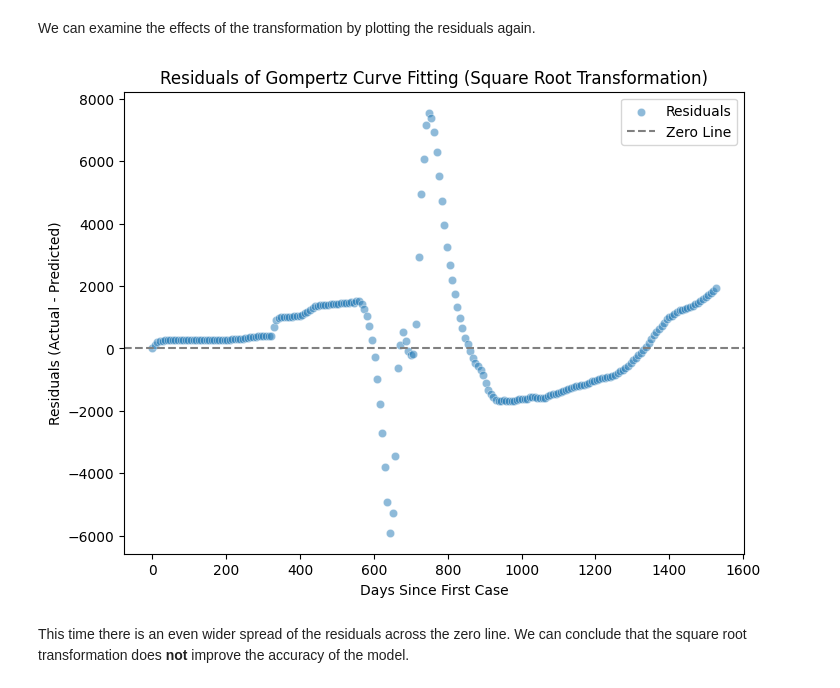
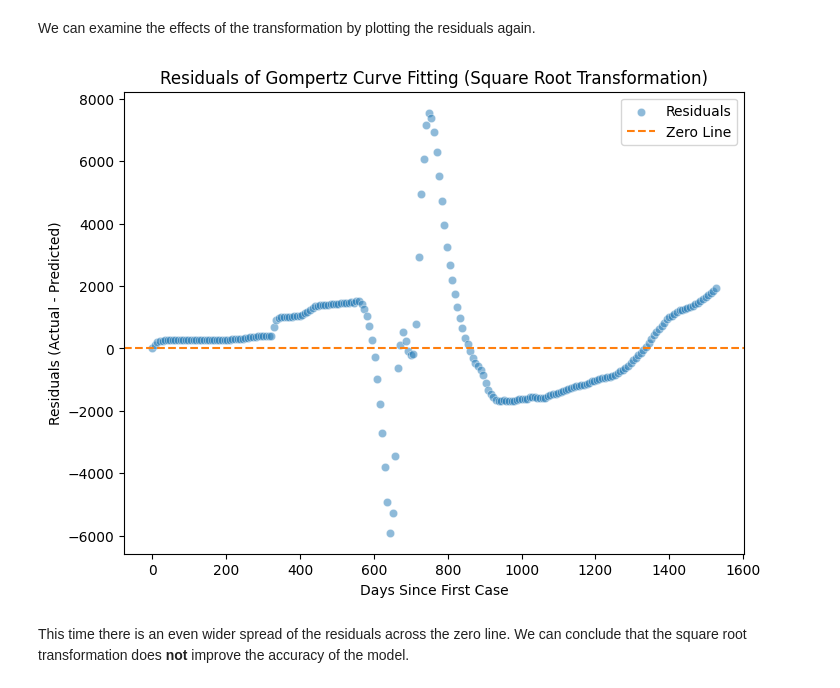
Before and after one commit to sa0v/COVID, a Jupyter notebook: COVID.ipynb, the cells around one changed output. Cells and saved outputs as stored; diff of their text form; code cells hidden in the pictures.

```diff
--- a/COVID.ipynb
+++ b/COVID.ipynb
@@ -448,16 +415,16 @@ We can examine the effects of the transformation by plotting the residuals again
 # %%
 # Residual Plot
 plt.figure(figsize=(8, 6))
 sns.scatterplot(x=data['days'], y=data['residuals'], color='tab:blue', label='Residuals',alpha=0.5)
-plt.axhline(0, color='gray', linestyle='--', label='Zero Line')
+plt.axhline(0, color='tab:orange', linestyle='--', label='Zero Line')
 plt.title("Residuals of Gompertz Curve Fitting (Square Root Transformation)")
 plt.xlabel("Days Since First Case")
 plt.ylabel("Residuals (Actual - Predicted)")
 plt.legend()
 plt.grid(False)
 plt.show()
 # %% [output]
-[figure, old version]
+[figure, new version]
 # %% [markdown]
 This time there is an even wider spread of the residuals across the zero line. We can conclude that the square root transformation does **not** improve the accuracy of the model.
 # %% [markdown]
```
Also changed, not shown: parts of 4 cells of this notebook.
